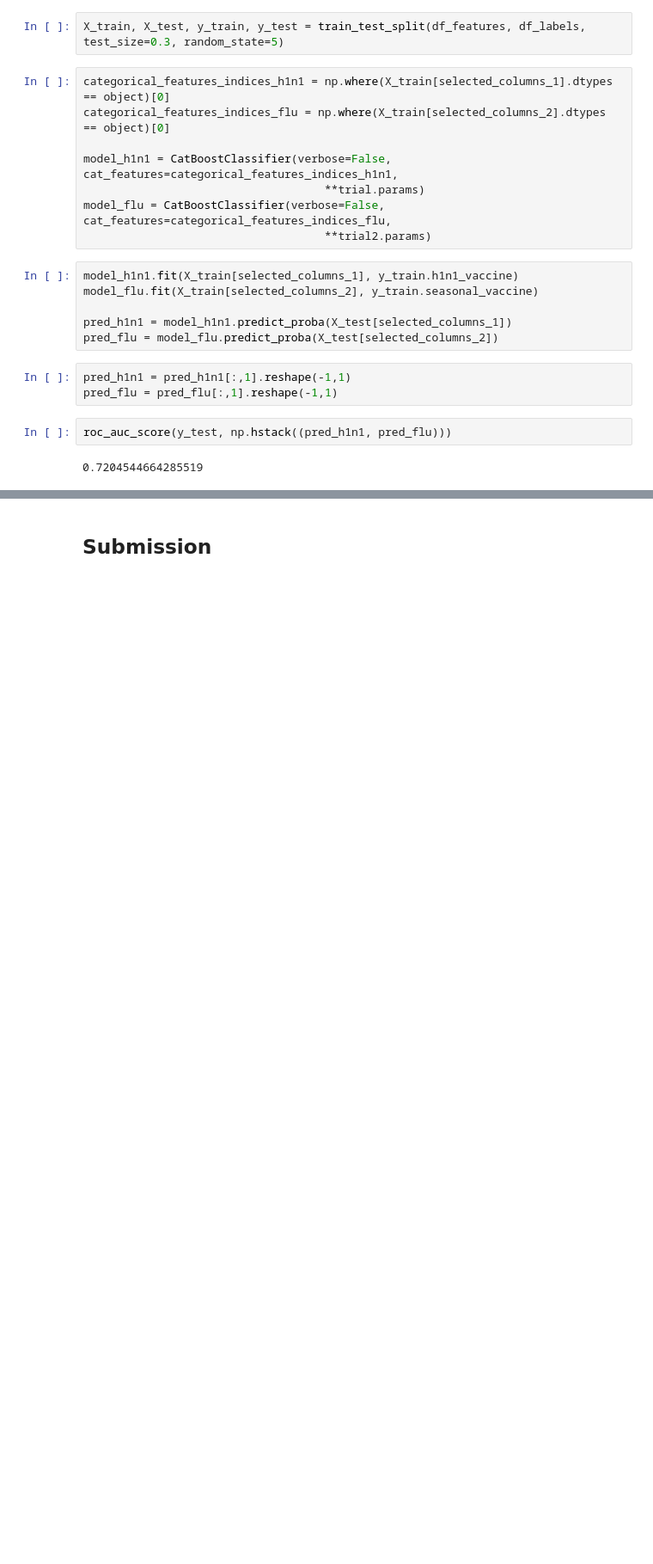
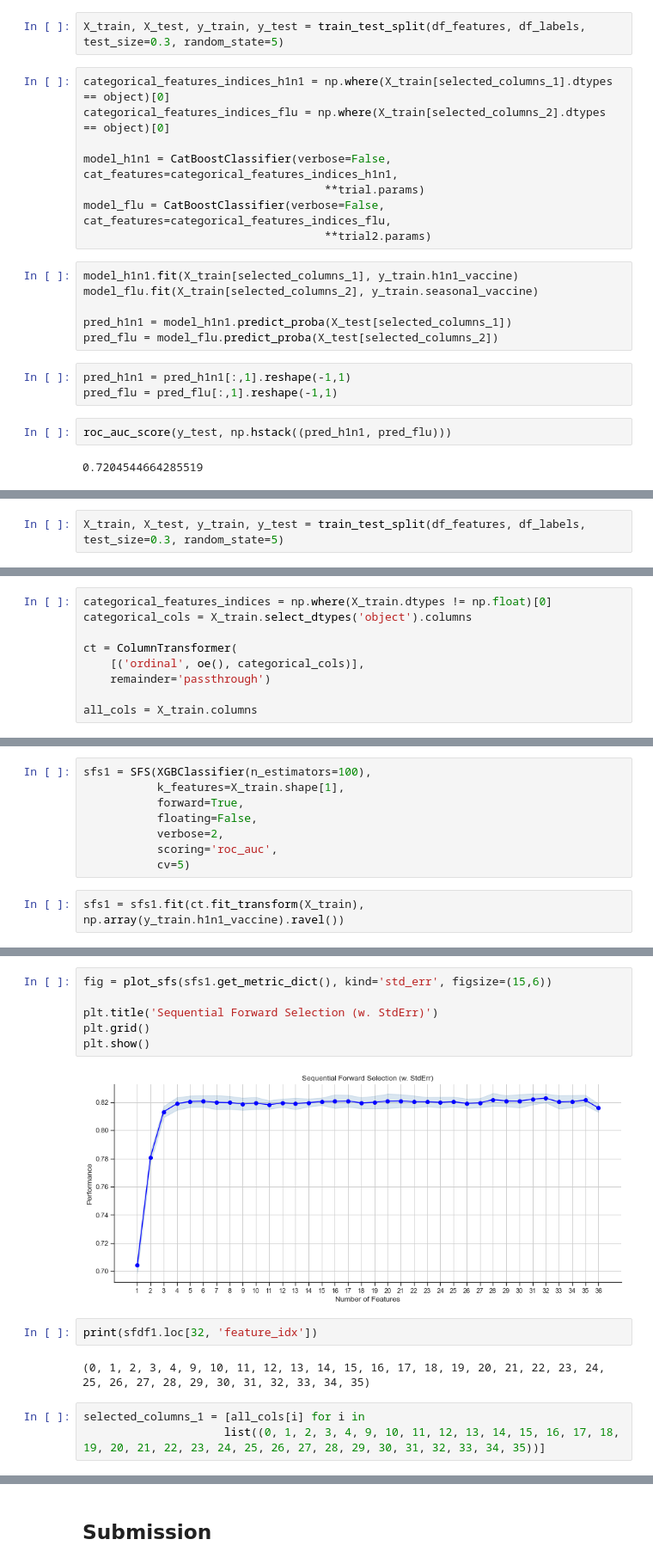
Before and after one commit to FelixFern/FINDIT-2023-ODE, a Jupyter notebook: main.ipynb, the cells around one changed output, grey strips where cells are left out. Shown: that part at 86% size. Cells and saved outputs as stored; diff of their text form; blank space fills up the shorter version.

```diff
--- a/main.ipynb
+++ b/main.ipynb
@@ -956,0 +961,2 @@ len(predictions_flu)
+# %%
+X_train, X_test, y_train, y_test = train_test_split(df_features, df_labels, test_size=0.3, random_state=5)
@@ -956,0 +965,9 @@ len(predictions_flu)
+# %%
+categorical_features_indices = np.where(X_train.dtypes != np.float)[0]
+categorical_cols = X_train.select_dtypes('object').columns
+
+ct = ColumnTransformer(
+    [('ordinal', oe(), categorical_cols)],
+    remainder='passthrough')
+
+all_cols = X_train.columns
@@ -956,0 +976,10 @@ len(predictions_flu)
+# %%
+sfs1 = SFS(XGBClassifier(n_estimators=100),
+           k_features=X_train.shape[1],
+           forward=True,
+           floating=False,
+           verbose=2,
+           scoring='roc_auc',
+           cv=5)
+# %%
+sfs1 = sfs1.fit(ct.fit_transform(X_train), np.array(y_train.h1n1_vaccine).ravel())
@@ -956,0 +1025,15 @@ len(predictions_flu)
+# %%
+fig = plot_sfs(sfs1.get_metric_dict(), kind='std_err', figsize=(15,6))
+
+plt.title('Sequential Forward Selection (w. StdErr)')
+plt.grid()
+plt.show()
+# %% [output]
+[figure, added]
+# %%
+print(sfdf1.loc[32, 'feature_idx'])
+# %% [output]
+(0, 1, 2, 3, 4, 9, 10, 11, 12, 13, 14, 15, 16, 17, 18, 19, 20, 21, 22, 23, 24, 25, 26, 27, 28, 29, 30, 31, 32, 33, 34, 35)
+# %%
+selected_columns_1 = [all_cols[i] for i in
+                     list((0, 1, 2, 3, 4, 9, 10, 11, 12, 13, 14, 15, 16, 17, 18, 19, 20, 21, 22, 23, 24, 25, 26, 27, 28, 29, 30, 31, 32, 33, 34, 35))]
```
Also changed, not shown: parts of 46 cells of this notebook, 5 other files.
